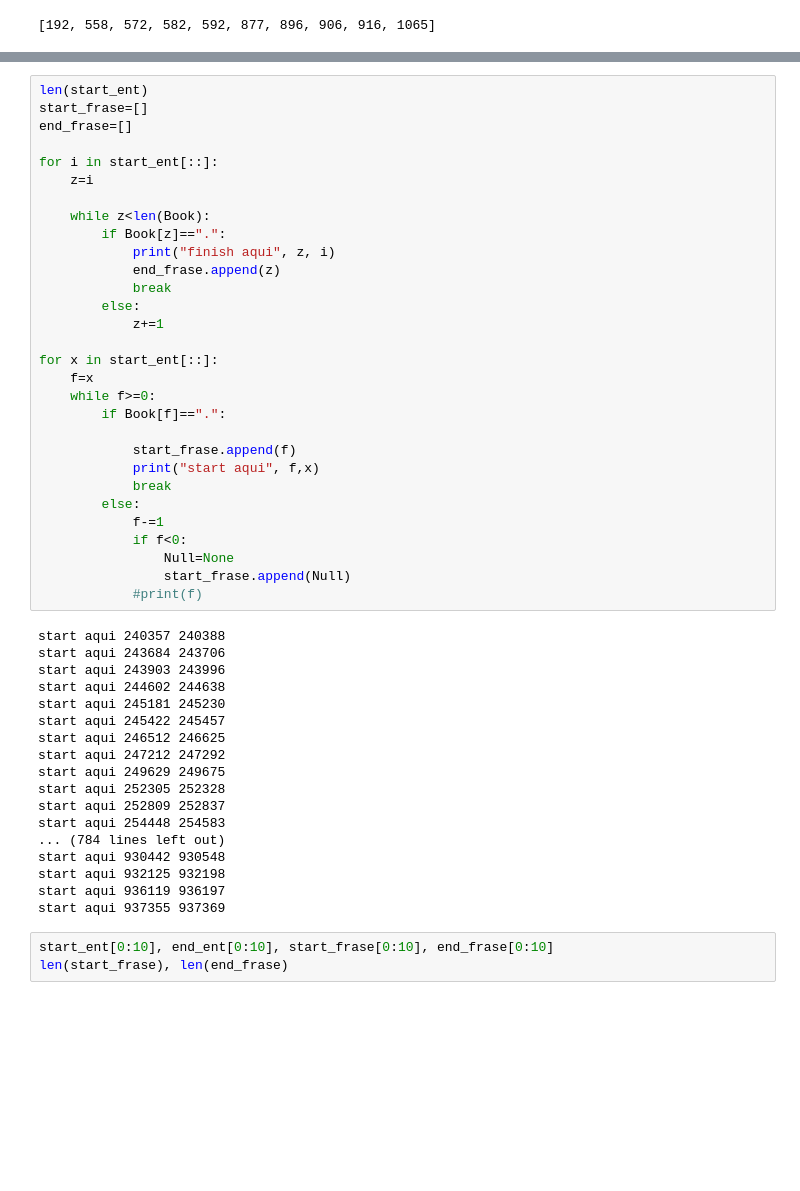
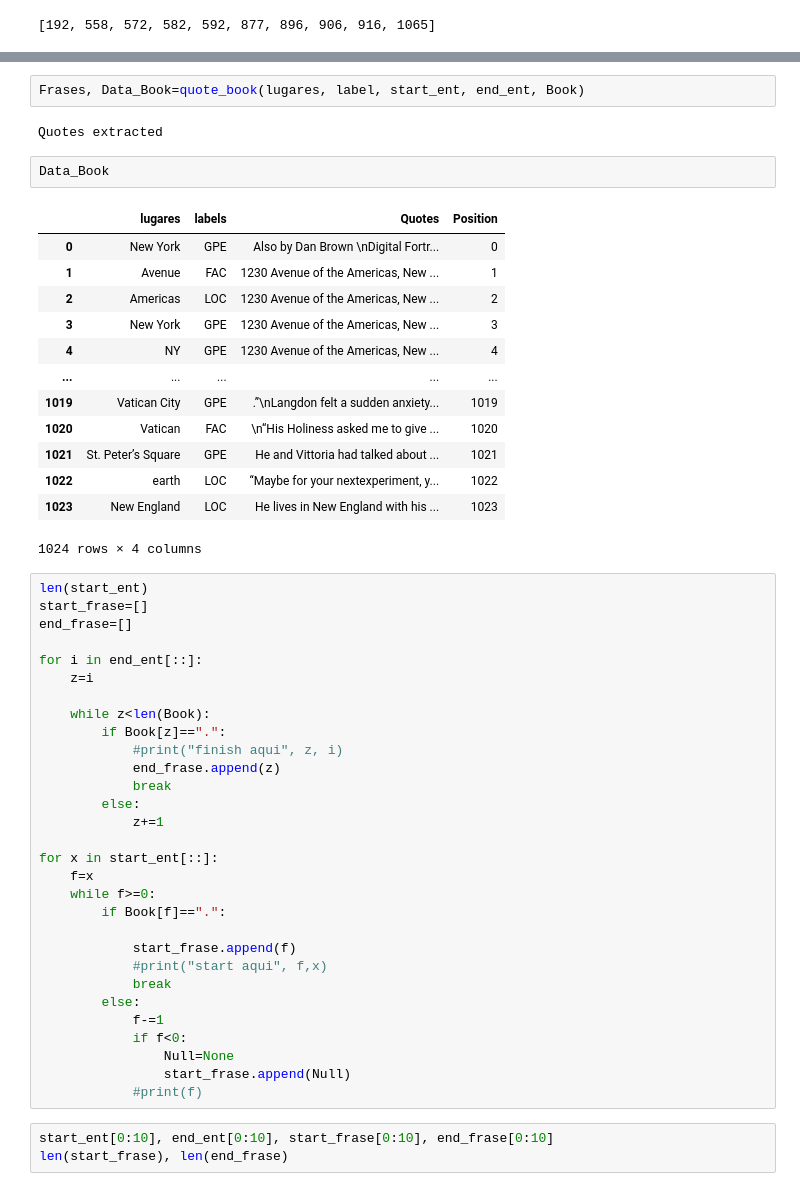
Before and after one commit to pjwork00/ProjectWork, a Jupyter notebook: back-end-python/src/Book_extraction_single.ipynb, the cells around one changed output, grey strips where cells are left out. Drawn from its saved outputs; the diff is of its cells as text; blank space fills up the shorter version.

```diff
--- a/back-end-python/src/Book_extraction_single.ipynb
+++ b/back-end-python/src/Book_extraction_single.ipynb
@@ -105,14 +143,34 @@ Book[0:250]
+# %%
+Frases, Data_Book=quote_book(lugares, label, start_ent, end_ent, Book)
+# %% [output]
+Quotes extracted
+# %%
+Data_Book
+# %% [output]
+|  | lugares | labels | Quotes | Position |
+| 0 | New York | GPE | Also by Dan Brown \nDigital Fortr... | 0 |
+| 1 | Avenue | FAC | 1230 Avenue of the Americas, New ... | 1 |
+| 2 | Americas | LOC | 1230 Avenue of the Americas, New ... | 2 |
+| 3 | New York | GPE | 1230 Avenue of the Americas, New ... | 3 |
+| 4 | NY | GPE | 1230 Avenue of the Americas, New ... | 4 |
+| ... | ... | ... | ... | ... |
+| 1019 | Vatican City | GPE | .”\nLangdon felt a sudden anxiety... | 1019 |
+| 1020 | Vatican | FAC | \n“His Holiness asked me to give ... | 1020 |
+| 1021 | St. Peter’s Square | GPE | He and Vittoria had talked about ... | 1021 |
+| 1022 | earth | LOC | “Maybe for your nextexperiment, y... | 1022 |
+| 1023 | New England | LOC | He lives in New England with his ... | 1023 |
+1024 rows × 4 columns
 # %%
 len(start_ent)
 start_frase=[]
 end_frase=[]
 
-for i in start_ent[::]:
+for i in end_ent[::]:
     z=i
 
     while z<len(Book):
         if Book[z]==".":
-            print("finish aqui", z, i)
+            #print("finish aqui", z, i)
             end_frase.append(z)
             break
         else:
@@ -124,7 +182,7 @@ for x in start_ent[::]:
         if Book[f]==".":
 
             start_frase.append(f)
-            print("start aqui", f,x)
+            #print("start aqui", f,x)
             break
         else:
             f-=1
@@ -132,24 +190,6 @@ for x in start_ent[::]:
                 Null=None
                 start_frase.append(Null)
             #print(f)
-# %% [output]
-start aqui 240357 240388
-start aqui 243684 243706
-start aqui 243903 243996
-start aqui 244602 244638
-start aqui 245181 245230
-start aqui 245422 245457
-start aqui 246512 246625
-start aqui 247212 247292
-start aqui 249629 249675
-start aqui 252305 252328
-start aqui 252809 252837
-start aqui 254448 254583
-... (784 lines left out)
-start aqui 930442 930548
-start aqui 932125 932198
-start aqui 936119 936197
-start aqui 937355 937369
 # %%
 start_ent[0:10], end_ent[0:10], start_frase[0:10], end_frase[0:10]
 len(start_frase), len(end_frase)
```
Also changed, not shown: parts of 24 cells of this notebook, 54 other files.
